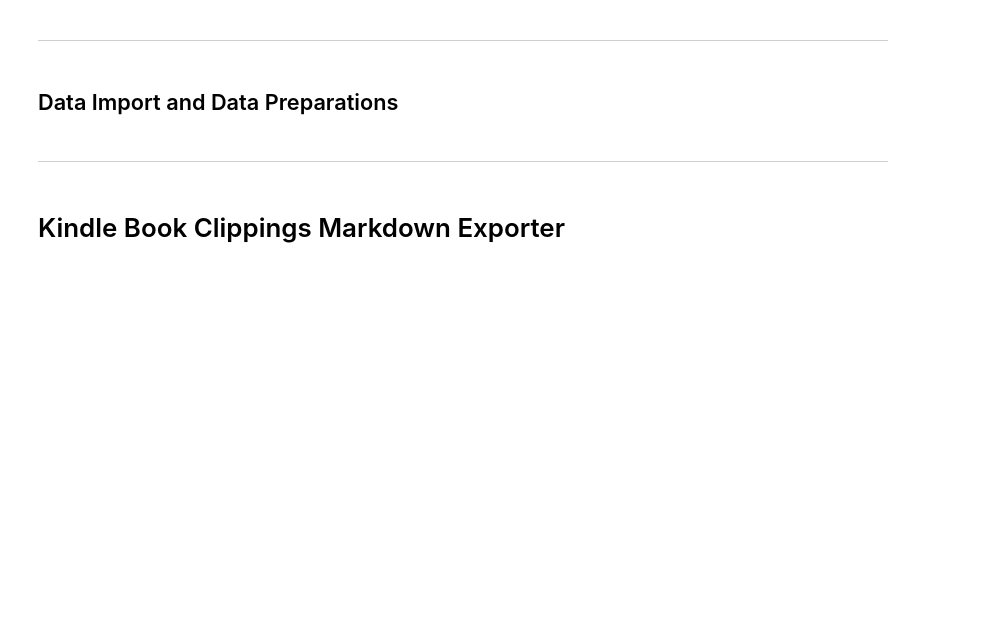
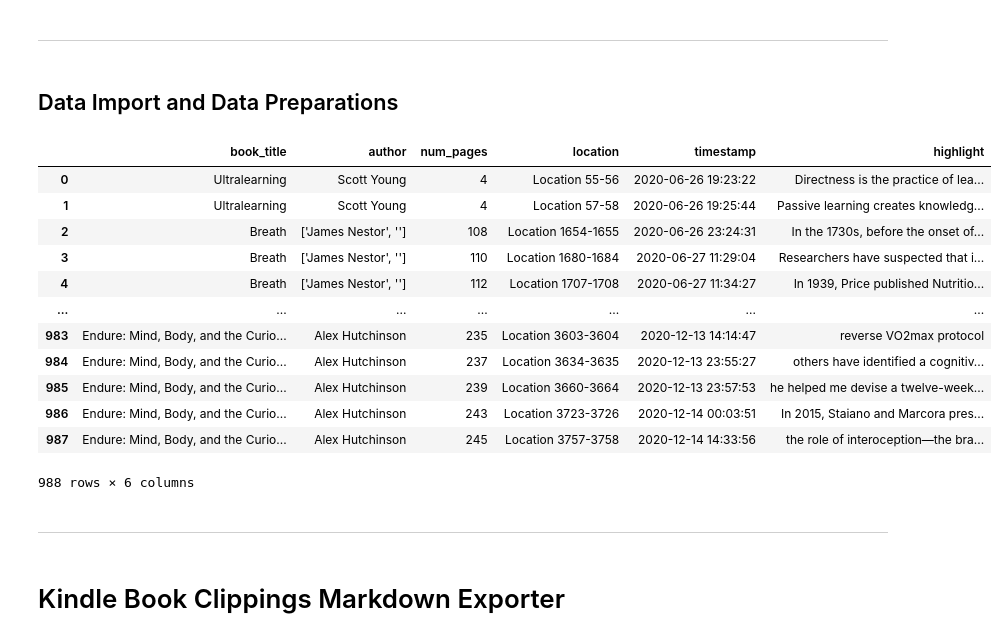
Before and after one commit to markwk/qs_ledger, a Jupyter notebook: kindle/kindle_highlights_markdown_exporter.ipynb, the cells around one changed output. Saved outputs shown, nothing was run; the diff lists cells and outputs as text; code cells hidden in the pictures; blank space fills up the shorter version.

```diff
--- a/kindle/kindle_highlights_markdown_exporter.ipynb
+++ b/kindle/kindle_highlights_markdown_exporter.ipynb
@@ -26,8 +26,23 @@ import pandas as pd
 # %%
 my_clippings = pd.read_csv("data/clippings.csv")
 # %%
-my_clippings.columns = ['author', 'book_title', 'timestamp', 'highlight', 'location',
-       'num_pages']
+my_clippings.columns = ['book_title', 'author', 'num_pages', 'location', 'timestamp', 'highlight']
+# %%
+my_clippings
+# %% [output]
+|  | book_title | author | num_pages | location | timestamp | highlight |
+| 0 | Ultralearning | Scott Young | 4 | Location 55-56 | 2020-06-26 19:23:22 | Directness is the practice of lea... |
+| 1 | Ultralearning | Scott Young | 4 | Location 57-58 | 2020-06-26 19:25:44 | Passive learning creates knowledg... |
+| 2 | Breath | ['James Nestor', ''] | 108 | Location 1654-1655 | 2020-06-26 23:24:31 | In the 1730s, before the onset of... |
+| 3 | Breath | ['James Nestor', ''] | 110 | Location 1680-1684 | 2020-06-27 11:29:04 | Researchers have suspected that i... |
+| 4 | Breath | ['James Nestor', ''] | 112 | Location 1707-1708 | 2020-06-27 11:34:27 | In 1939, Price published Nutritio... |
+| ... | ... | ... | ... | ... | ... | ... |
+| 983 | Endure: Mind, Body, and the Curio... | Alex Hutchinson | 235 | Location 3603-3604 | 2020-12-13 14:14:47 | reverse VO2max protocol |
+| 984 | Endure: Mind, Body, and the Curio... | Alex Hutchinson | 237 | Location 3634-3635 | 2020-12-13 23:55:27 | others have identified a cognitiv... |
+| 985 | Endure: Mind, Body, and the Curio... | Alex Hutchinson | 239 | Location 3660-3664 | 2020-12-13 23:57:53 | he helped me devise a twelve-week... |
+| 986 | Endure: Mind, Body, and the Curio... | Alex Hutchinson | 243 | Location 3723-3726 | 2020-12-14 00:03:51 | In 2015, Staiano and Marcora pres... |
+| 987 | Endure: Mind, Body, and the Curio... | Alex Hutchinson | 245 | Location 3757-3758 | 2020-12-14 14:33:56 | the role of interoception—the bra... |
+988 rows × 6 columns
 # %%
 # date additions
 my_clippings['timestamp'] = pd.to_datetime(my_clippings['timestamp'])
```
Also changed, not shown: parts of 6 cells of this notebook, 2 other files.
